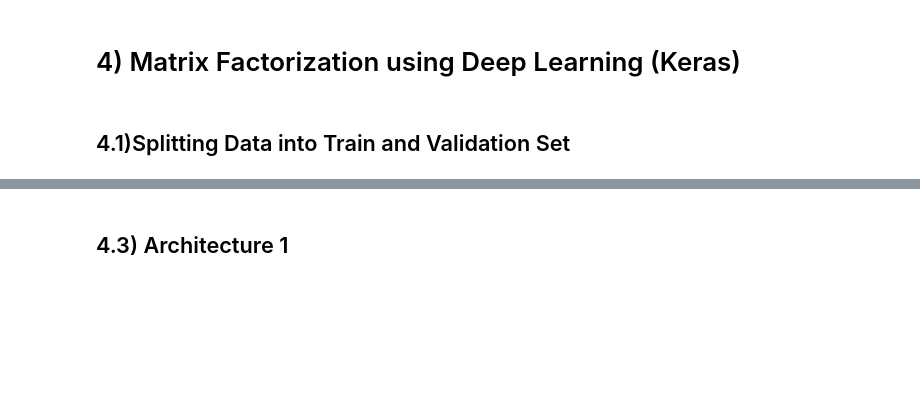
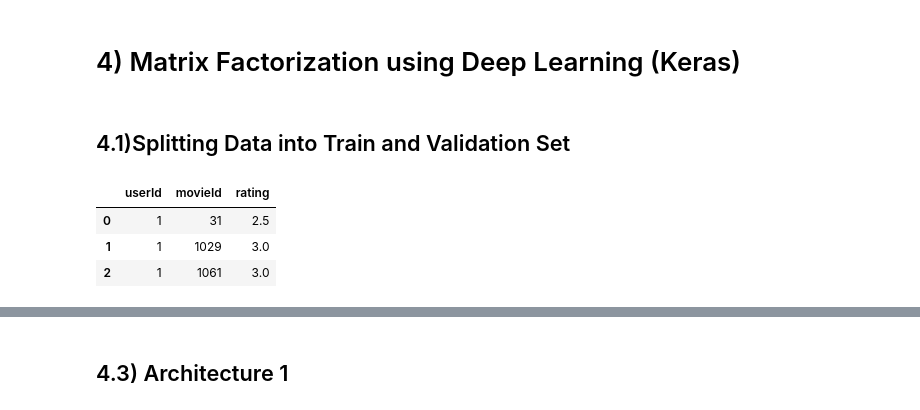
Before and after one commit to Jaime44/WorkSpace, a Jupyter notebook: models/neural network/rec-sys-collaborative-filtering-dl-techniques.ipynb, the cells around one changed output, grey strips where cells are left out. Cells and saved outputs as stored; diff of their text form; code cells hidden in the pictures; blank space fills up the shorter version.

```diff
--- a/models/neural network/rec-sys-collaborative-filtering-dl-techniques.ipynb
+++ b/models/neural network/rec-sys-collaborative-filtering-dl-techniques.ipynb
@@ -803,3 +715,10 @@ X = ratings.iloc[:,:2]
 Y = ratings.iloc[:,2]
 
 x_train, x_test, y_train, y_test = train_test_split(X, Y, test_size = 0.2, random_state = 66)
+# %%
+ratings.head(3)
+# %% [output]
+|  | userId | movieId | rating |
+| 0 | 1 | 31 | 2.5 |
+| 1 | 1 | 1029 | 3.0 |
+| 2 | 1 | 1061 | 3.0 |
```
Also changed, not shown: parts of 16 cells of this notebook, 2 other files.
